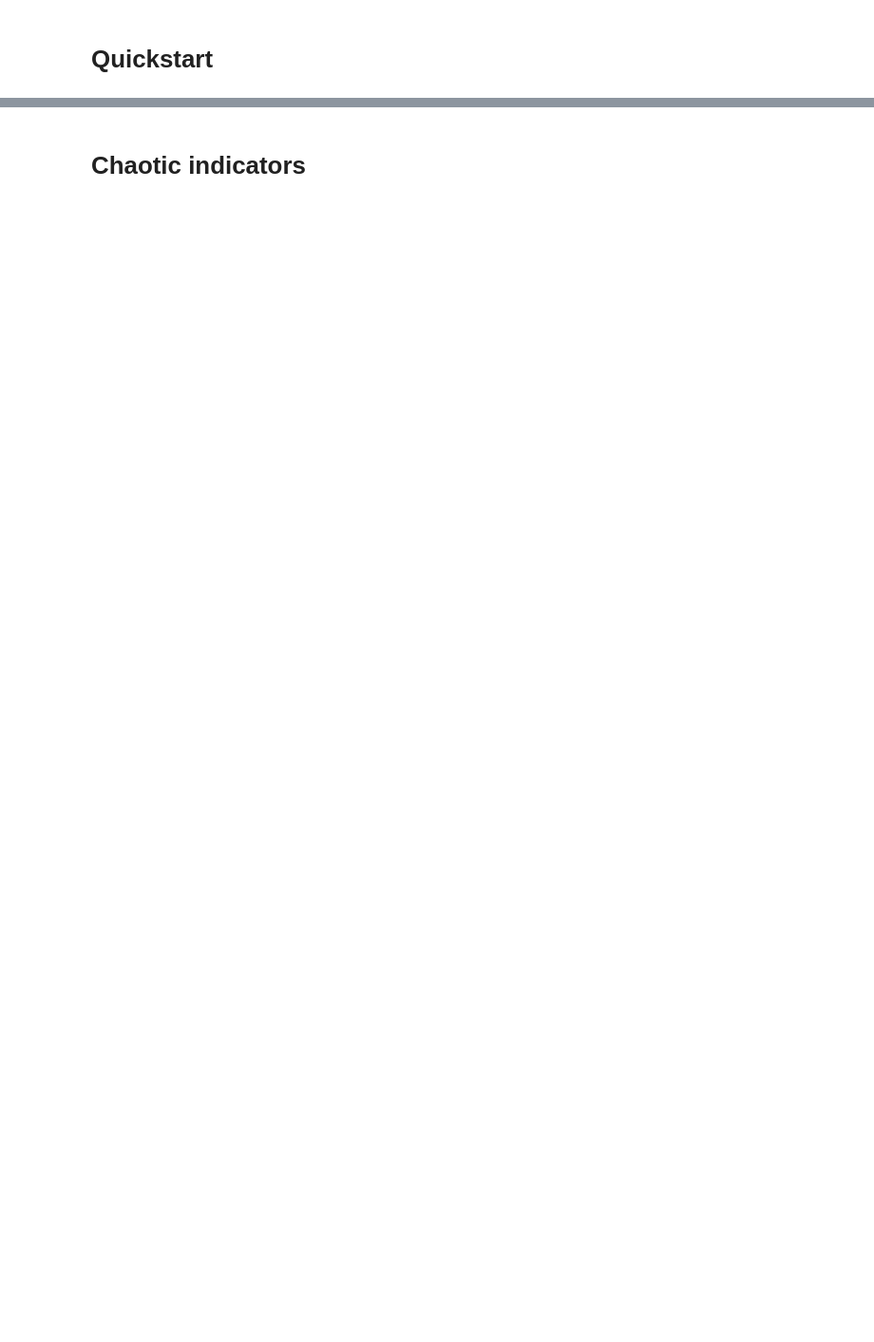
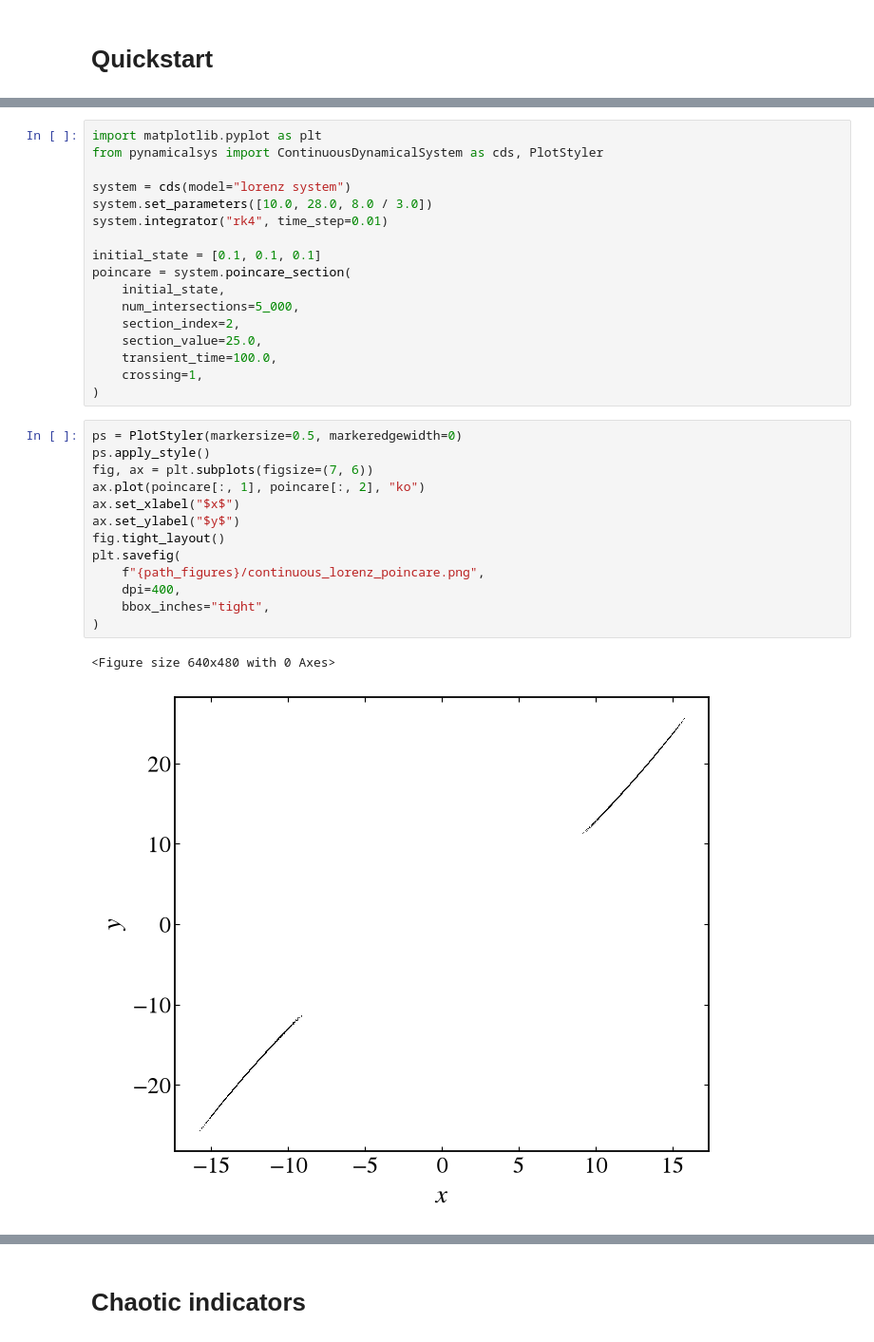
Before and after one commit to mrolims/pynamicalsys, a Jupyter notebook: docs/source/_static/continuous_dynamical_system_tutorial.ipynb, the cells around one changed output, grey strips where cells are left out. Shown at 95% size. Cells and saved outputs as stored; diff of their text form; blank space fills up the shorter version.

```diff
--- a/docs/source/_static/continuous_dynamical_system_tutorial.ipynb
+++ b/docs/source/_static/continuous_dynamical_system_tutorial.ipynb
@@ -296,0 +252,33 @@ plt.savefig(f"{path_figures}/duffing_stroboscopic_map.png", dpi=400)
+# %%
+import matplotlib.pyplot as plt
+from pynamicalsys import ContinuousDynamicalSystem as cds, PlotStyler
+
+system = cds(model="lorenz system")
+system.set_parameters([10.0, 28.0, 8.0 / 3.0])
+system.integrator("rk4", time_step=0.01)
+
+initial_state = [0.1, 0.1, 0.1]
+poincare = system.poincare_section(
+    initial_state,
+    num_intersections=5_000,
+    section_index=2,
+    section_value=25.0,
+    transient_time=100.0,
+    crossing=1,
+)
+# %%
+ps = PlotStyler(markersize=0.5, markeredgewidth=0)
+ps.apply_style()
+fig, ax = plt.subplots(figsize=(7, 6))
+ax.plot(poincare[:, 1], poincare[:, 2], "ko")
+ax.set_xlabel("$x$")
+ax.set_ylabel("$y$")
+fig.tight_layout()
+plt.savefig(
+    f"{path_figures}/continuous_lorenz_poincare.png",
+    dpi=400,
+    bbox_inches="tight",
+)
+# %% [output]
+<Figure size 640x480 with 0 Axes>
+[figure, added]
```
Also changed, not shown: parts of 176 cells of this notebook.
